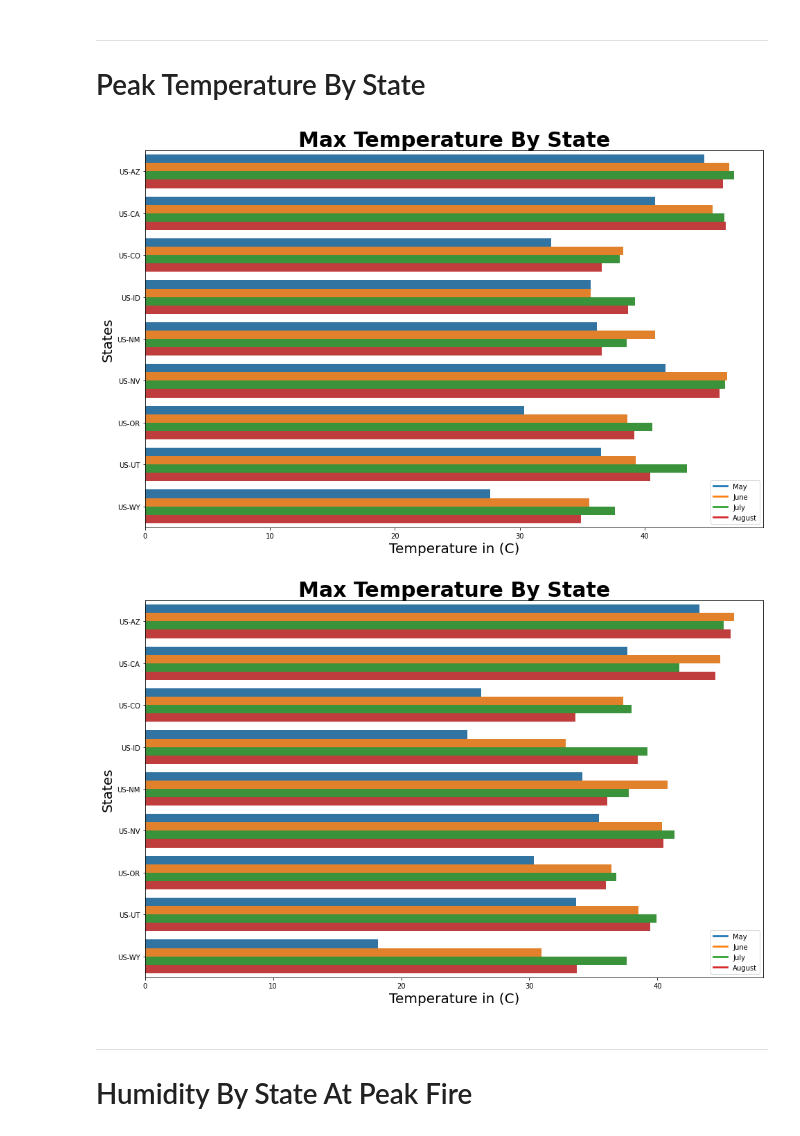
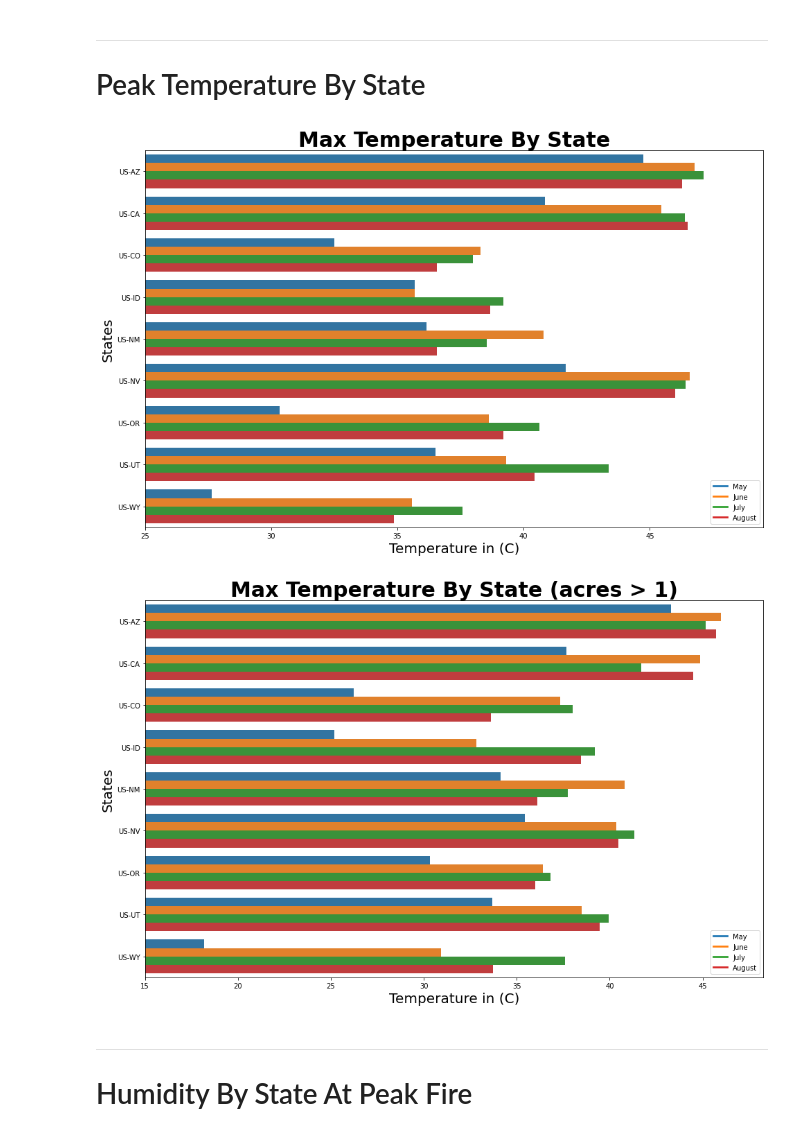
Before and after one commit to jeff-shakes/Wildfire_Size_Prediction, a Jupyter notebook: src/01_cleaning_eda/bt_eda.ipynb, the cells around one changed output. Drawn from its saved outputs; the diff is of its cells as text; code cells hidden in the pictures.

```diff
--- a/src/01_cleaning_eda/bt_eda.ipynb
+++ b/src/01_cleaning_eda/bt_eda.ipynb
@@ -568,7 +571,7 @@ plot_by_arg(
 ----
 # Peak Temperature By State
 # %%
-def plot_per_state(df, target, file_path, hue_labels, title, xlabel, ylabel, hue):
+def plot_per_state(df, target, file_path, hue_labels, title, xlabel, ylabel, hue, xlimit=None):
     """Plots Horizontal bar graph based on given target by grouping by state and discovery month
 
     Args:
@@ -602,6 +605,8 @@ def plot_per_state(df, target, file_path, hue_labels, title, xlabel, ylabel, hue
     ax.set_title(title, fontsize=30, fontweight="bold")
     ax.set_ylabel(ylabel, fontsize=20)
     ax.set_xlabel(xlabel, fontsize=20)
+    if xlimit:
+        ax.set_xlim(xlimit)
 
     if hue_labels:
         ax.legend(
@@ -617,19 +622,20 @@ def plot_per_state(df, target, file_path, hue_labels, title, xlabel, ylabel, hue
 # %%
 plot_per_state(
     all_fire_weather[
         (all_fire_weather["firediscoverydatetime_month"] <= peak_fire_month['max'])
         & (all_fire_weather["firediscoverydatetime_month"] >= peak_fire_month['min'])
     ],
     target="temp_2m_max",
     file_path="../../public/visuals/fire_max_temp_by_state",
     hue_labels=list(calendar.month_name)[peak_fire_month['min']:peak_fire_month['max']+1],
     title='Max Temperature By State',
     xlabel='Temperature in (C)',
     ylabel='States',
-    hue='firediscoverydatetime_month'
+    hue='firediscoverydatetime_month',
+    xlimit=25
 )
 # %% [output]
-[figure, old version]
+[figure, new version]
 # %%
 plot_per_state(
     big_fire_weather[
@@ -639,13 +645,14 @@ plot_per_state(
     target="temp_2m_max",
     file_path="../../public/visuals/big_fire_max_temp_by_state",
     hue_labels=list(calendar.month_name)[peak_fire_month['min']:peak_fire_month['max']+1],
-    title='Max Temperature By State',
+    title='Max Temperature By State (acres > 1)',
     xlabel='Temperature in (C)',
     ylabel='States',
-    hue='firediscoverydatetime_month'
+    hue='firediscoverydatetime_month',
+    xlimit=15
 )
 # %% [output]
-[figure, old version]
+[figure, new version]
 # %% [markdown]
 ----
 # Humidity By State At Peak Fire
```
Also changed, not shown: parts of 16 cells of this notebook, 15 other files.
